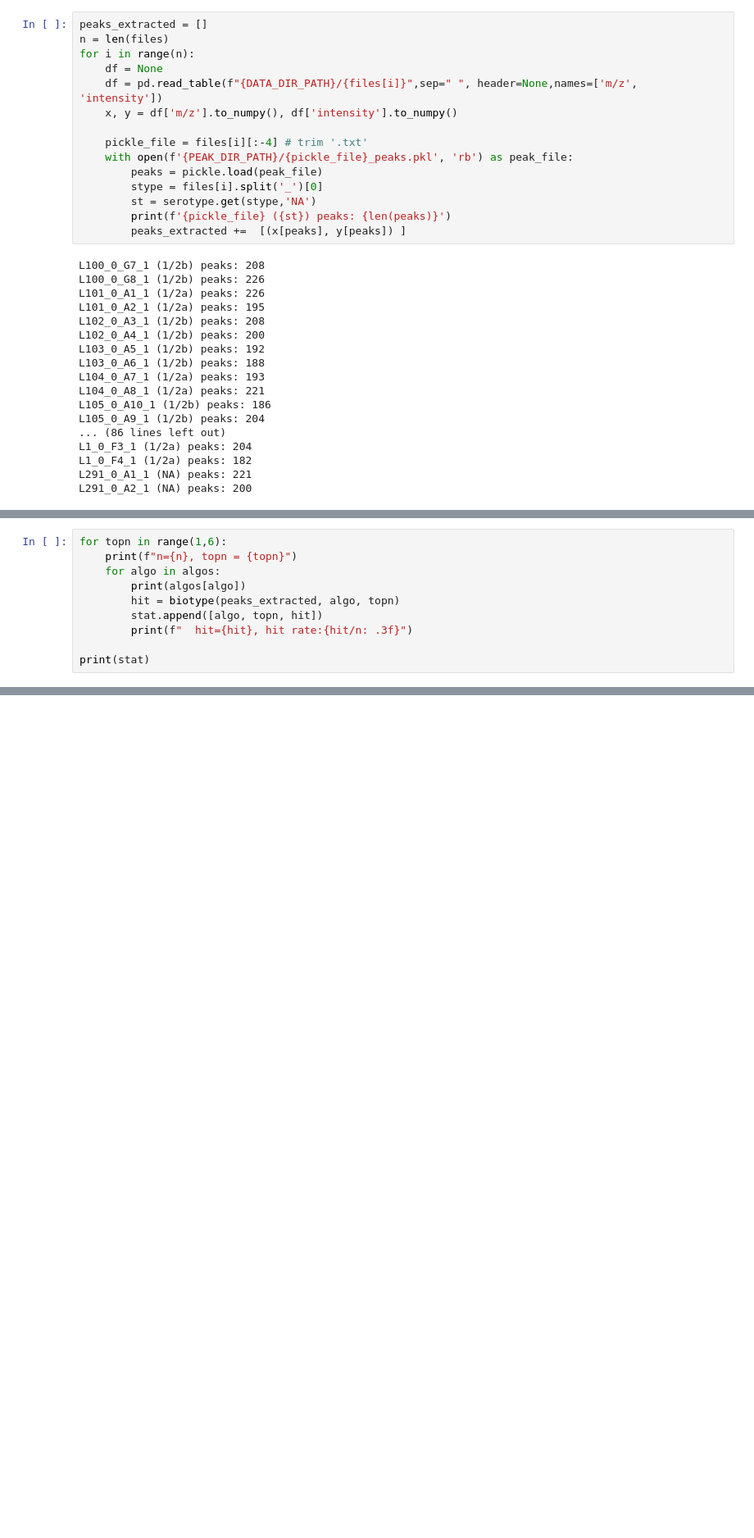
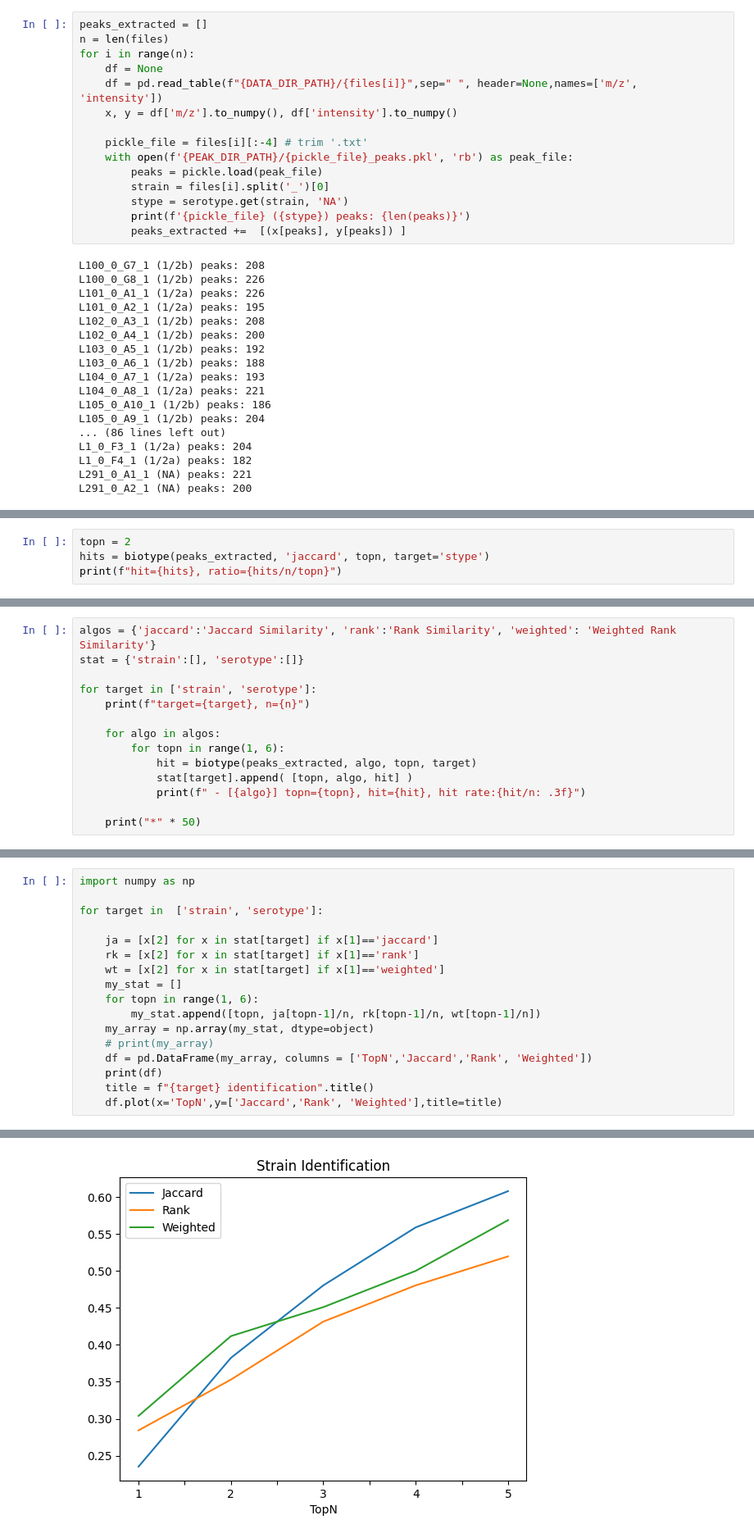
Before and after one commit to kuhaha/biotype, a Jupyter notebook: test4_biotype.ipynb, the cells around one changed output, grey strips where cells are left out. Shown: that part at 82% size. Drawn from its saved outputs; the diff is of its cells as text; blank space fills up the shorter version.

```diff
--- a/test4_biotype.ipynb
+++ b/test4_biotype.ipynb
@@ -24,9 +42,9 @@ for i in range(n):
     pickle_file = files[i][:-4] # trim '.txt'
     with open(f'{PEAK_DIR_PATH}/{pickle_file}_peaks.pkl', 'rb') as peak_file:
         peaks = pickle.load(peak_file)
-        stype = files[i].split('_')[0]
-        st = serotype.get(stype,'NA')
-        print(f'{pickle_file} ({st}) peaks: {len(peaks)}')
+        strain = files[i].split('_')[0]
+        stype = serotype.get(strain, 'NA')
+        print(f'{pickle_file} ({stype}) peaks: {len(peaks)}')
         peaks_extracted +=  [(x[peaks], y[peaks]) ]
 # %% [output]
 L100_0_G7_1 (1/2b) peaks: 208
@@ -76,0 +106,4 @@ algos = {'jaccard':'Jaccard Similarity', 'rank':'Rank Similarity', 'weighted': '
+# %%
+topn = 2
+hits = biotype(peaks_extracted, 'jaccard', topn, target='stype')
+print(f"hit={hits}, ratio={hits/n/topn}")
@@ -77,11 +112,15 @@ algos = {'jaccard':'Jaccard Similarity', 'rank':'Rank Similarity', 'weighted': '
 # %%
-for topn in range(1,6):
-    print(f"n={n}, topn = {topn}")
+algos = {'jaccard':'Jaccard Similarity', 'rank':'Rank Similarity', 'weighted': 'Weighted Rank Similarity'}
+stat = {'strain':[], 'serotype':[]}
+
+for target in ['strain', 'serotype']:
+    print(f"target={target}, n={n}")
+
     for algo in algos:
-        print(algos[algo])
-        hit = biotype(peaks_extracted, algo, topn)
-        stat.append([algo, topn, hit])
-        print(f"  hit={hit}, hit rate:{hit/n: .3f}")
+        for topn in range(1, 6):
+            hit = biotype(peaks_extracted, algo, topn, target)
+            stat[target].append( [topn, algo, hit] )
+            print(f" - [{algo}] topn={topn}, hit={hit}, hit rate:{hit/n: .3f}")
 
-print(stat)
+    print("*" * 50)
 # %% [output]
@@ -104,0 +148,18 @@ Rank Similarity
+# %%
+import numpy as np
+
+for target in  ['strain', 'serotype']:
+
+    ja = [x[2] for x in stat[target] if x[1]=='jaccard']
+    rk = [x[2] for x in stat[target] if x[1]=='rank']
+    wt = [x[2] for x in stat[target] if x[1]=='weighted']
+    my_stat = []
+    for topn in range(1, 6):
+        my_stat.append([topn, ja[topn-1]/n, rk[topn-1]/n, wt[topn-1]/n])
+    my_array = np.array(my_stat, dtype=object)
+    # print(my_array)
+    df = pd.DataFrame(my_array, columns = ['TopN','Jaccard','Rank', 'Weighted'])
+    print(df)
+    title = f"{target} identification".title()
+    df.plot(x='TopN',y=['Jaccard','Rank', 'Weighted'],title=title)
+# %% [output]
@@ -104,0 +178 @@ Rank Similarity
+[figure, added]
```
Also changed, not shown: parts of 10 cells of this notebook.
